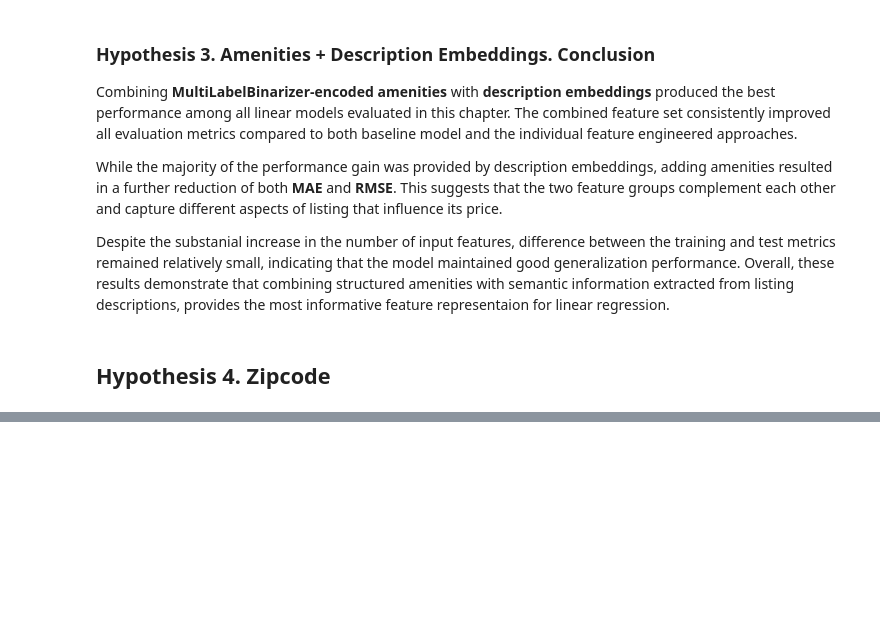
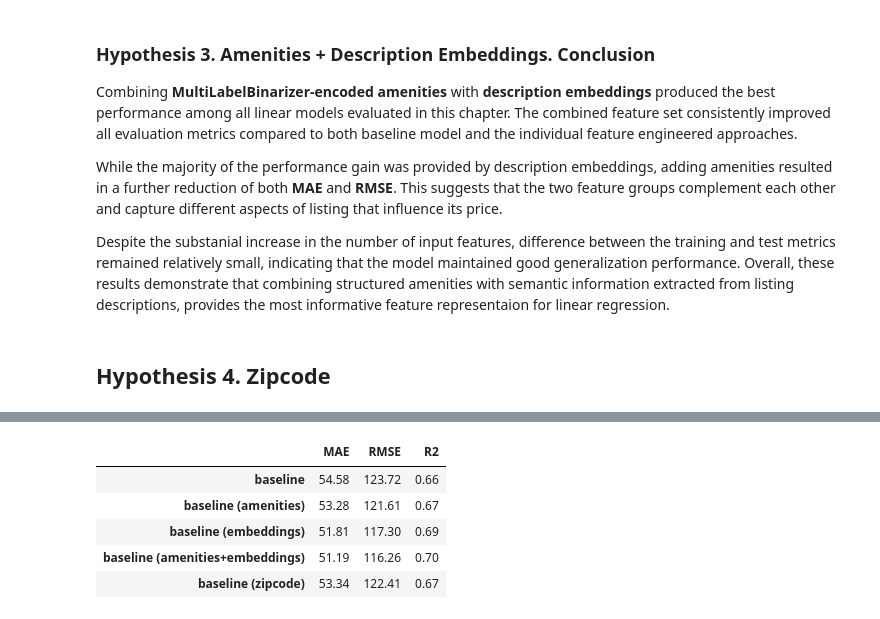
Before and after one commit to Car1LL/airbnb_prices_prediction, a Jupyter notebook: notebooks/01_Linear_Modeling.ipynb, the cells around one changed output, grey strips where cells are left out. Saved outputs shown, nothing was run; the diff lists cells and outputs as text; code cells hidden in the pictures; blank space fills up the shorter version.

```diff
--- a/notebooks/01_Linear_Modeling.ipynb
+++ b/notebooks/01_Linear_Modeling.ipynb
@@ -725,0 +819,9 @@ Despite the substanial increase in the number of input features, difference betw
+# %%
+hypotheses_df
+# %% [output]
+|  | MAE | RMSE | R2 |
+| baseline | 54.58 | 123.72 | 0.66 |
+| baseline (amenities) | 53.28 | 121.61 | 0.67 |
+| baseline (embeddings) | 51.81 | 117.30 | 0.69 |
+| baseline (amenities+embeddings) | 51.19 | 116.26 | 0.70 |
+| baseline (zipcode) | 53.34 | 122.41 | 0.67 |
```
Also changed, not shown: parts of 9 cells of this notebook, 3 other files.
